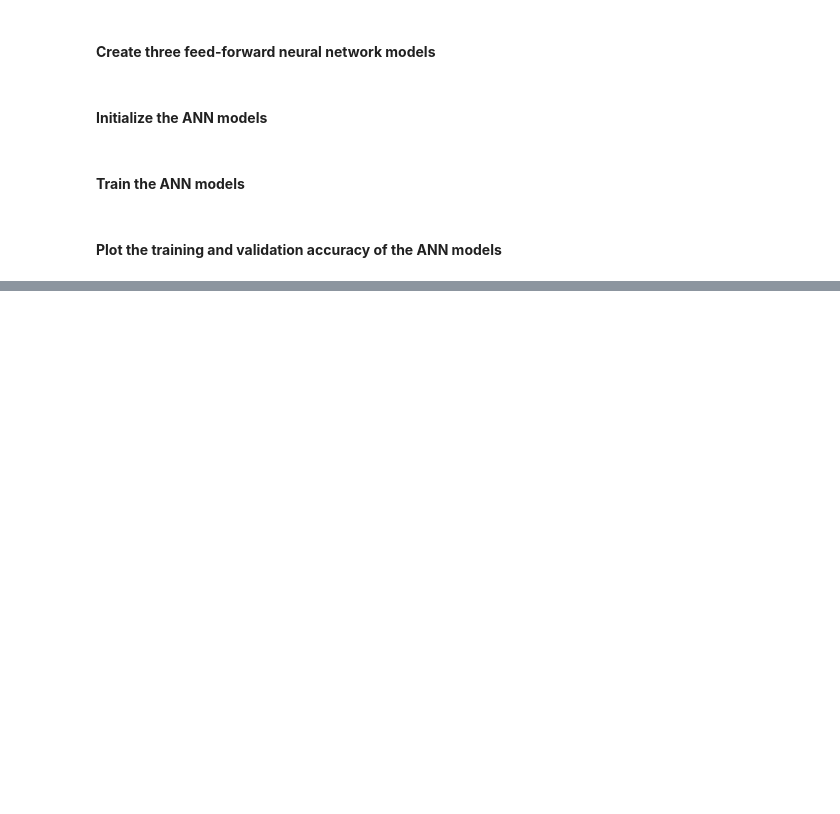
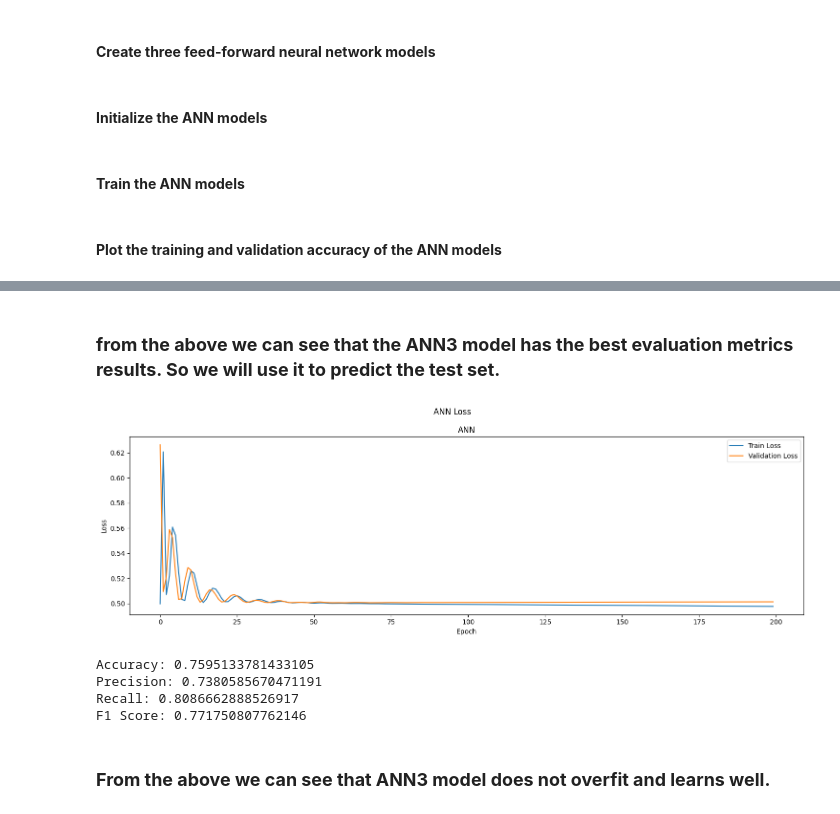
Before and after one commit to DiaeddinTahboub/Assignment_3-Machine_Learning, a Jupyter notebook: Assignment_3.ipynb, the cells around one changed output, grey strips where cells are left out. Drawn from its saved outputs; the diff is of its cells as text; code cells hidden in the pictures; blank space fills up the shorter version.

```diff
--- a/Assignment_3.ipynb
+++ b/Assignment_3.ipynb
@@ -476,0 +413,64 @@ plt.show()
+# %% [markdown]
+### **from the above we can see that the ANN3 model has the best evaluation metrics results. So we will use it to predict the test set.**
+# %%
+X_train_tensor = torch.tensor(X_train, dtype=torch.float32).to(device)
+y_train_tensor = torch.tensor(y_train.reshape(-1, 1), dtype=torch.float32).to(device)
+X_validation_tensor = torch.tensor(X_validation, dtype=torch.float32).to(device)
+y_validation_tensor = torch.tensor(y_validation.reshape(-1, 1), dtype=torch.float32).to(
+    device
+)
+X_test_tensor = torch.tensor(X_test, dtype=torch.float32).to(device)
+y_test_tensor = torch.tensor(y_test.reshape(-1, 1), dtype=torch.float32).to(device)
+train_loss = []
+validation_loss = []
+epochs = 200
+torch.manual_seed(50)
+loss_function = nn.BCELoss()
+optimizer = torch.optim.Adam(model_3.parameters(), lr=0.001)
+for epoch in range(epochs):
+    model_3.train()
+    y_pred = model_3(X_train_tensor)
+    loss = loss_function(y_pred, y_train_tensor)
+    optimizer.zero_grad()
+    loss.backward()
+    optimizer.step()
+    train_loss.append(loss.item())
+    with torch.inference_mode():
+        model_3.eval()
+        y_pred = model_3(X_validation_tensor)
+        loss = loss_function(y_pred, y_validation_tensor)
+        validation_loss.append(loss.item())
+
+# Plotting
+results_fig, results_ax = plt.subplots(1, 1, figsize=(15, 5))
+results_fig.suptitle("ANN Loss")
+results_ax.plot(np.arange(epochs), train_loss, label="Train Loss")
+results_ax.plot(np.arange(epochs), validation_loss, label="Validation Loss")
+results_ax.set_ylabel("Loss")
+results_ax.set_xlabel("Epoch")
+results_ax.set_title(f"ANN")
+results_ax.legend(loc="upper right")
+plt.tight_layout()
+
+plt.show()
+# %% [output]
+[figure, added]
+# %%
+with torch.inference_mode():
+    model_3.eval()
+    y_pred = model_3(X_test_tensor)
+    accuracy = BinaryAccuracy().to(device)
+    precision = BinaryPrecision().to(device)
+    recall = BinaryRecall().to(device)
+    f1 = BinaryF1Score().to(device)
+    print(f"Accuracy: {accuracy(y_pred, y_test_tensor).item()}")
+    print(f"Precision: {precision(y_pred, y_test_tensor).item()}")
+    print(f"Recall: {recall(y_pred, y_test_tensor).item()}")
+    print(f"F1 Score: {f1(y_pred, y_test_tensor).item()}")
+# %% [output]
+Accuracy: 0.7595133781433105
+Precision: 0.7380585670471191
+Recall: 0.8086662888526917
+F1 Score: 0.771750807762146
+# %% [markdown]
+### **From the above we can see that ANN3 model does not overfit and learns well.**
```
Also changed, not shown: parts of 18 cells of this notebook.
